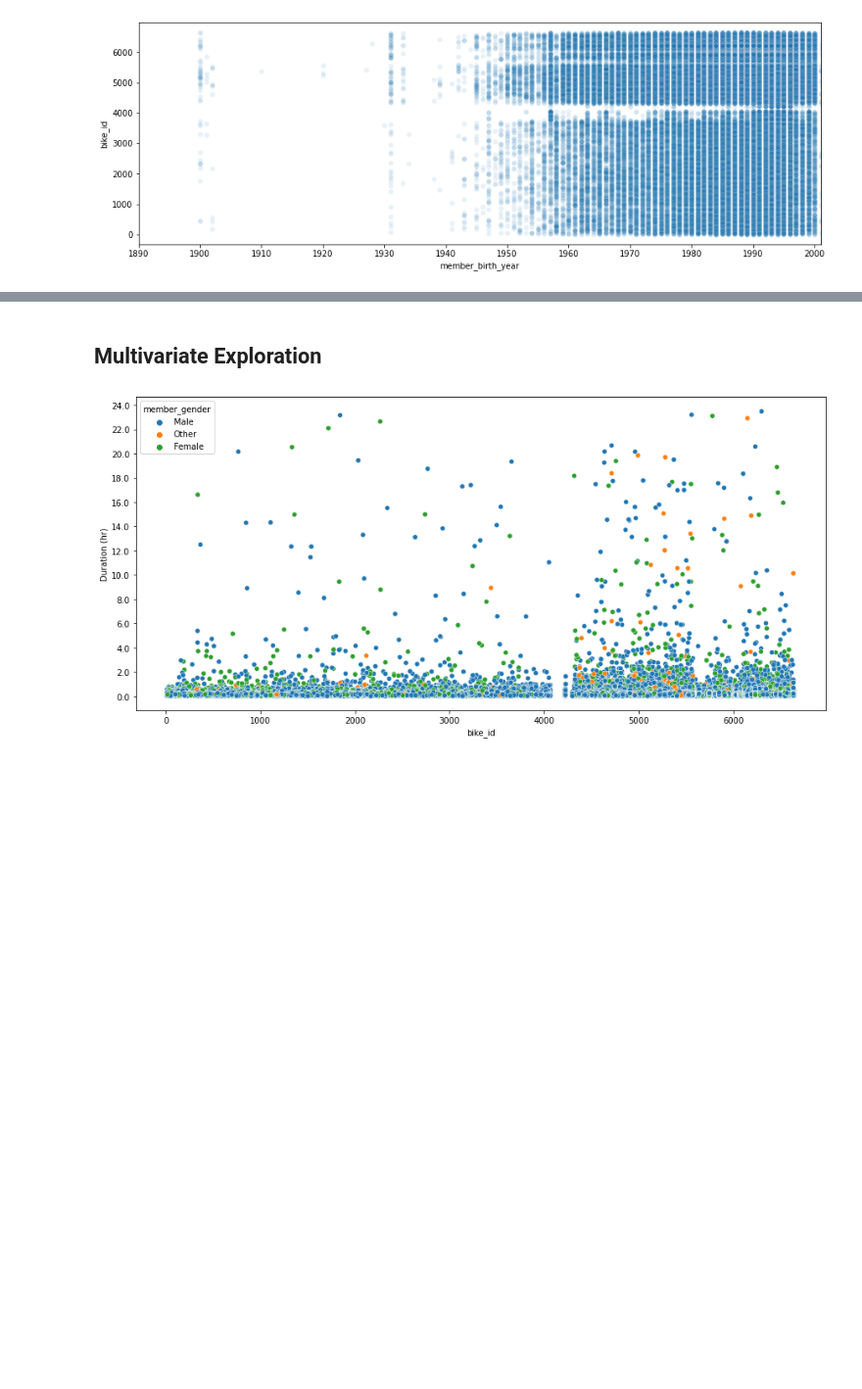
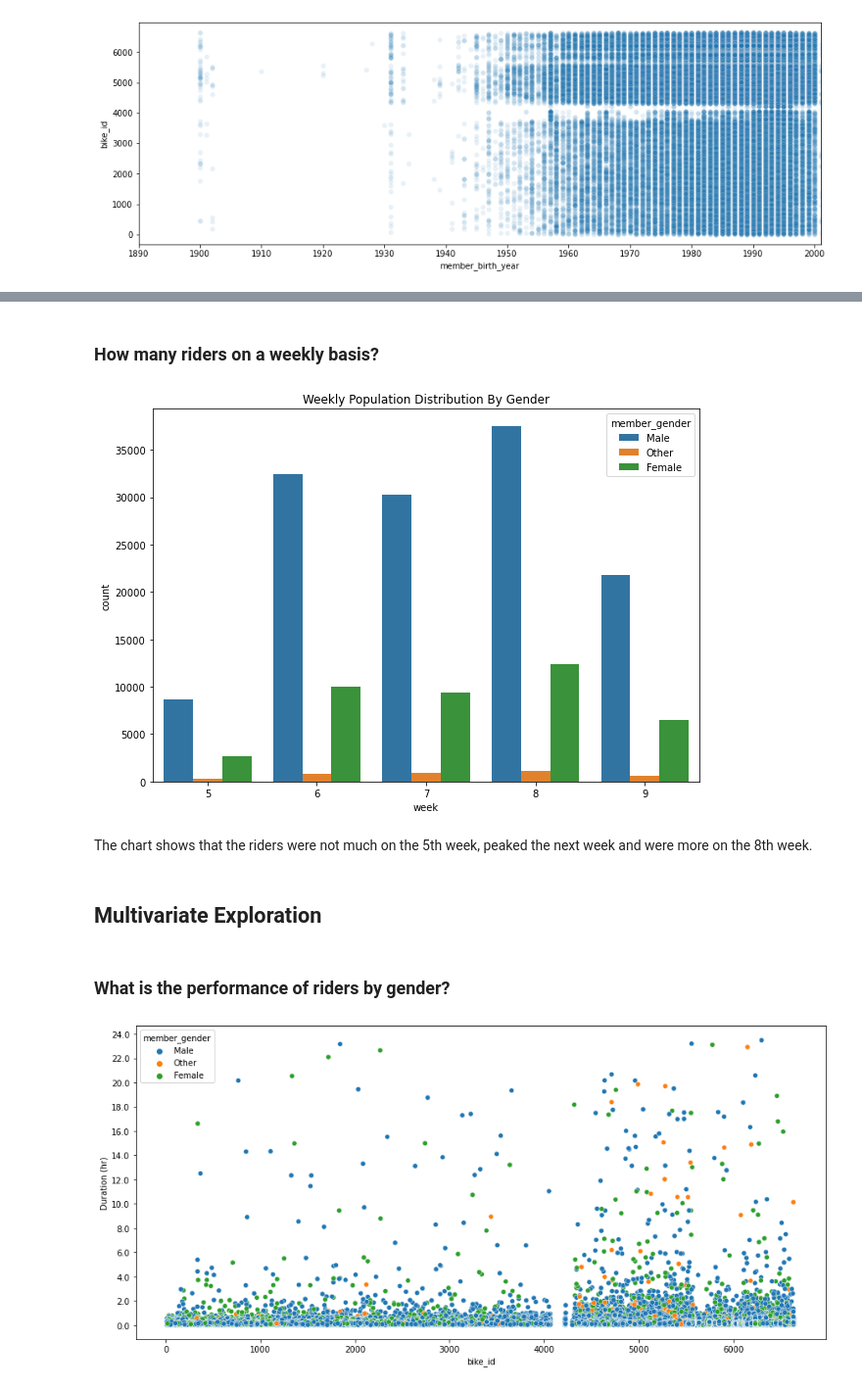
Before and after one commit to MacGee20/Project-Ford-Bike, a Jupyter notebook: Part_I_exploration.ipynb, the cells around one changed output, grey strips where cells are left out. Shown at 98% size. Cells and saved outputs as stored; diff of their text form; code cells hidden in the pictures; blank space fills up the shorter version.

```diff
--- a/Part_I_exploration.ipynb
+++ b/Part_I_exploration.ipynb
@@ -327,0 +348,2 @@ plt.xlim(1890, fgb['member_birth_year'].max());
+# %% [markdown]
+### How many riders on a weekly basis?
@@ -328,5 +353,14 @@ plt.xlim(1890, fgb['member_birth_year'].max());
+# %%
+my_countplot(fgb, per_wk, 'member_gender')
+plt.title('Weekly Population Distribution By Gender');
+# %% [output]
+[figure, added]
+# %% [markdown]
+The chart shows that the riders were not much on the 5th week, peaked the next week and were more on the 8th week.
 # %% [markdown]
 ## Multivariate Exploration
+# %% [markdown]
+### What is the performance of riders by gender?
 # %%
 # A plot of the duration against bike_ids and gender
 plt.figure(figsize=[15, 7])
```
Also changed, not shown: parts of 42 cells of this notebook, 3 other files.
